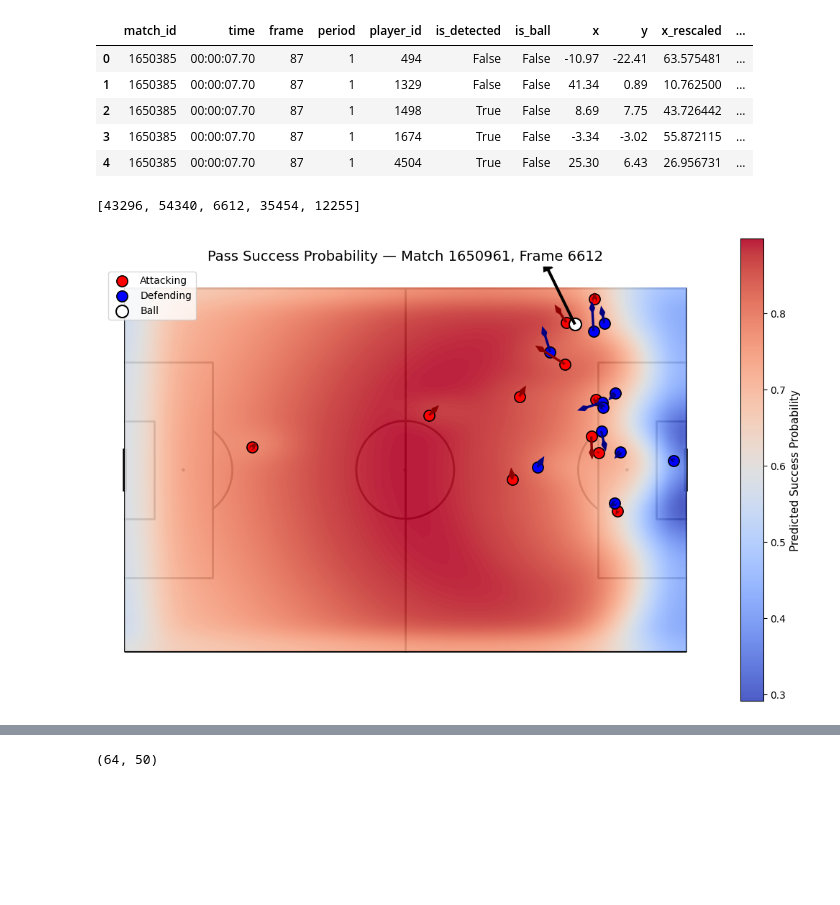
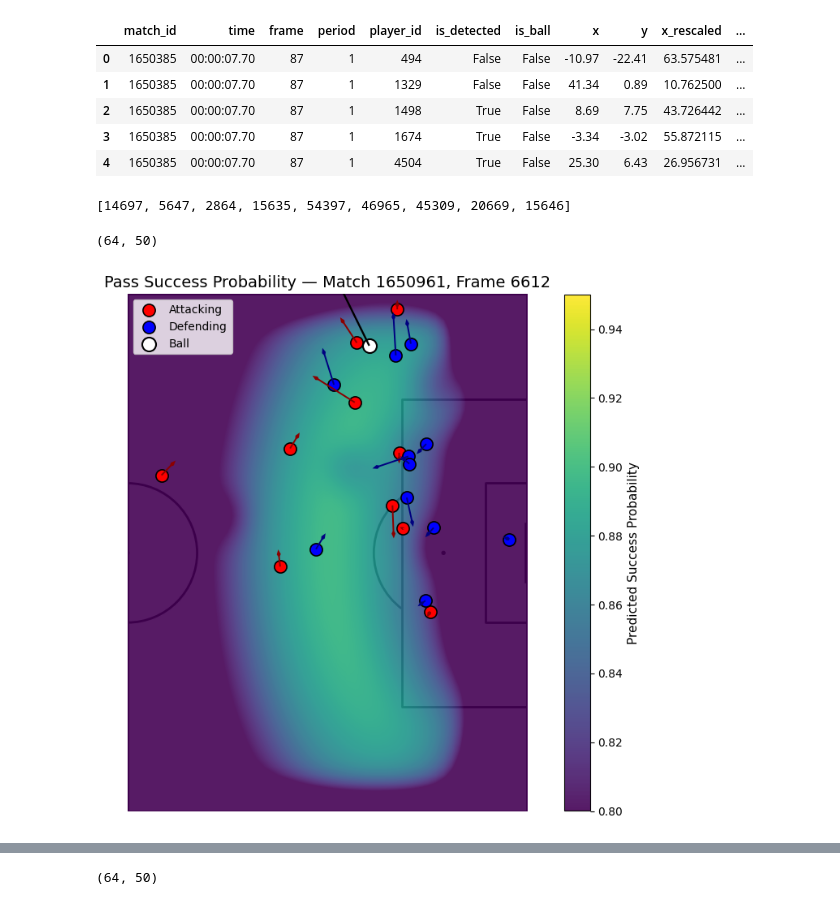
Before and after one commit to TustiWutsi/player_pitch_control_clustering, a Jupyter notebook: individual_pitch_control_clustering.ipynb, the cells around one changed output, grey strips where cells are left out. Cells and saved outputs as stored; diff of their text form; code cells hidden in the pictures; blank space fills up the shorter version.

Commit message:
add weighted_xthreat and plots

```diff
--- a/individual_pitch_control_clustering.ipynb
+++ b/individual_pitch_control_clustering.ipynb
@@ -1589,7 +1602,8 @@ def load_checkpoint_from_gcs(gcs_path: str, model_class: pl.LightningModule):
         model.eval()
         return model
 # %%
-best_ckpt_path = f"{SOCCERMAP_MODELS_DIR}/best.ckpt"
+best_ckpt_xpass_path = f"{SOCCERMAP_MODELS_DIR}/best_xpass.ckpt"
+best_ckpt_xthreat_path = f"{SOCCERMAP_MODELS_DIR}/best_xthreat.ckpt"
 # %%
-model = load_checkpoint_from_gcs(best_ckpt_path, PytorchSoccerMapModel)
-model.eval()
+model_xpass = load_checkpoint_from_gcs(best_ckpt_xpass_path, PytorchSoccerMapModel)
+model_xthreat = load_checkpoint_from_gcs(best_ckpt_xthreat_path, PytorchSoccerMapModel)
@@ -1615,5 +1652,5 @@ PytorchSoccerMapModel(
 # %%
-match_id = 1650961
+match_id = 1715920
 pitch_control_path = f"{PITCH_CONTROL_DIR}/{match_id}.npz"
 
 with fs.open(pitch_control_path, "rb") as f:
@@ -1666,11 +1703,12 @@ frames_soccermap = list(df[df.match_id == match_id].frame.unique())
 # %%
 list(set(frames_pitch_control) & set(frames_soccermap))
 # %% [output]
-[43296, 54340, 6612, 35454, 12255]
+[14697, 5647, 2864, 15635, 54397, 46965, 45309, 20669, 15646]
 # %%
 from scipy.ndimage import gaussian_filter
+from matplotlib import colors
 
-def predict_and_plot_frame(model, df, match_id, frame, dim=(68, 105), sigma=2):
+def predict_and_plot_frame(model_name, df, match_id, frame, dim=(68, 105), sigma=2):
     """
     Calcule et affiche la carte de probabilité pour un match_id + frame donné.
 
@@ -1704,11 +1742,20 @@ def predict_and_plot_frame(model, df, match_id, frame, dim=(68, 105), sigma=2):
 
     # ---------------------------
     # 3) Prédiction
+
     # ---------------------------
+    if model_name=='xpass':
+        model = model_xpass
+    elif model_name=='xthreat':
+        model = model_xthreat
+
     model.eval()
     with torch.no_grad():
         logits = model(x)
         probs = torch.sigmoid(logits)[0, 0].cpu().numpy()  # (H, W)
+        print(probs.shape)
+    #if probs.shape == (64, 50):
+    #    probs = probs.T  # Devient (50, 64) -> (Height, Width)
 
     # lissage
     probs_smooth = gaussian_filter(probs, sigma=sigma)
@@ -1733,12 +1780,21 @@ def predict_and_plot_frame(model, df, match_id, frame, dim=(68, 105), sigma=2):
     )
     fig, ax = pitch.draw(figsize=(10, 7))
 
+    ax.set_xlim(105 / 2, 105)
+    ax.set_ylim(0, 68)
+
     # heatmap
+    if model_name=='xpass':
+        norm = colors.Normalize(vmin=0.8, vmax=0.95, clip=True)
+    elif model_name=='xthreat':
+        norm = colors.Normalize(vmin=0.01, vmax=0.05, clip=True)
+
     im = ax.imshow(
         probs_smooth,
-        extent=[0, 105, 0, 68],
+        extent=[105 / 2, 105, 0, 68],
         origin='lower',
-        cmap='coolwarm',
+        cmap='viridis',
+        norm=norm,
         alpha=0.9,
         interpolation='bilinear',
         zorder=1
@@ -1795,14 +1851,15 @@ def predict_and_plot_frame(model, df, match_id, frame, dim=(68, 105), sigma=2):
     plt.tight_layout()
     plt.show()
 
-    return probs_smooth
+    return probs
 # %%
-probs_smooth = predict_and_plot_frame(
-    model=model,
+probs = predict_and_plot_frame(
+    model_name='xpass',
     df=df,
     match_id=match_id,
     frame=6612,
     dim=(64, 50)
 )
 # %% [output]
+(64, 50)
-[figure, old version]
+[figure, new version]
```
Also changed, not shown: parts of 19 cells of this notebook, 3 other files.
